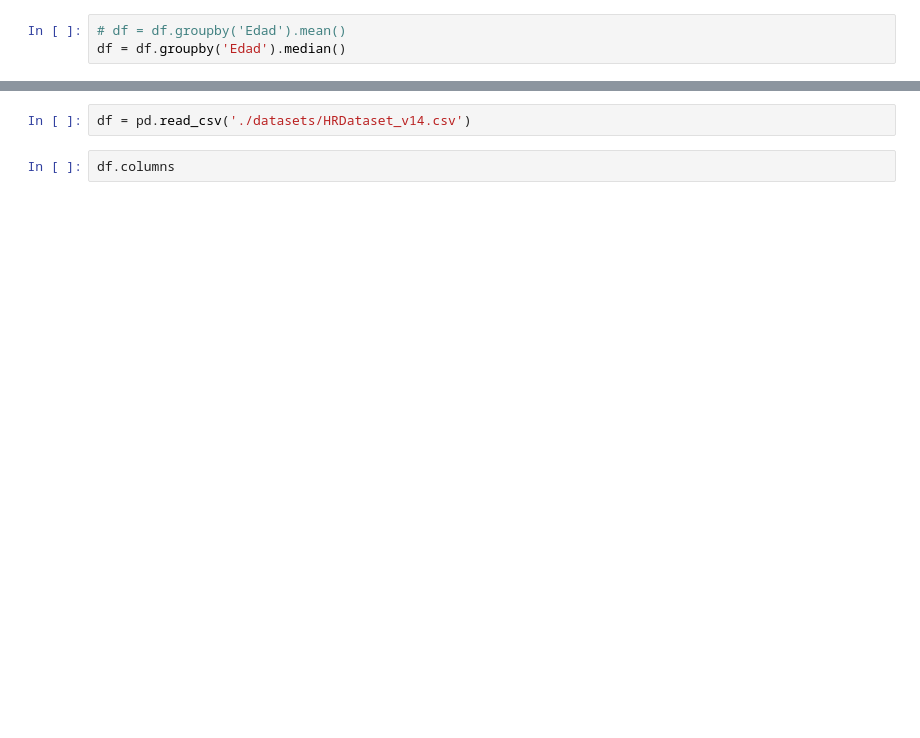
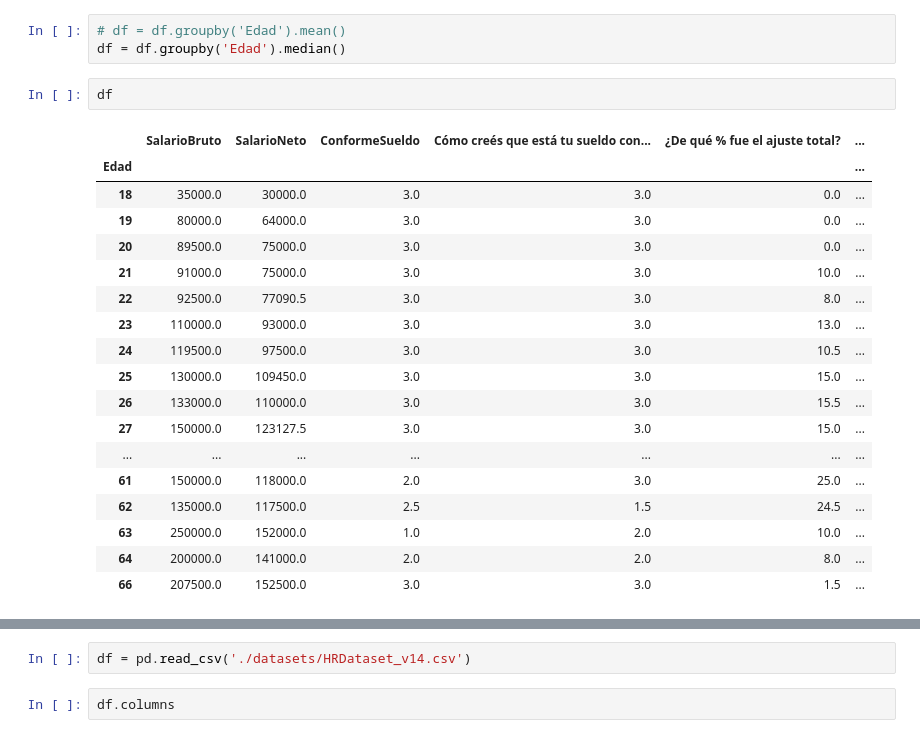
Before and after one commit to anthonypernia/EjerciciosDeTutoriasRealizadas, a Jupyter notebook: visualizaciones/after_class_visualizaciones.ipynb, the cells around one changed output, grey strips where cells are left out. Cells and saved outputs as stored; diff of their text form; blank space fills up the shorter version.

```diff
--- a/visualizaciones/after_class_visualizaciones.ipynb
+++ b/visualizaciones/after_class_visualizaciones.ipynb
@@ -180,6 +667,27 @@ ax.set_ylabel('Edad')
 # %%
 # df = df.groupby('Edad').mean()
 df = df.groupby('Edad').median()
+# %%
+df
+# %% [output]
+|  | SalarioBruto | SalarioNeto | ConformeSueldo | Cómo creés que está tu sueldo con... | ¿De qué % fue el ajuste total? | ... |
+| Edad |  |  |  |  |  | ... |
+| 18 | 35000.0 | 30000.0 | 3.0 | 3.0 | 0.0 | ... |
+| 19 | 80000.0 | 64000.0 | 3.0 | 3.0 | 0.0 | ... |
+| 20 | 89500.0 | 75000.0 | 3.0 | 3.0 | 0.0 | ... |
+| 21 | 91000.0 | 75000.0 | 3.0 | 3.0 | 10.0 | ... |
+| 22 | 92500.0 | 77090.5 | 3.0 | 3.0 | 8.0 | ... |
+| 23 | 110000.0 | 93000.0 | 3.0 | 3.0 | 13.0 | ... |
+| 24 | 119500.0 | 97500.0 | 3.0 | 3.0 | 10.5 | ... |
+| 25 | 130000.0 | 109450.0 | 3.0 | 3.0 | 15.0 | ... |
+| 26 | 133000.0 | 110000.0 | 3.0 | 3.0 | 15.5 | ... |
+| 27 | 150000.0 | 123127.5 | 3.0 | 3.0 | 15.0 | ... |
+| ... | ... | ... | ... | ... | ... | ... |
+| 61 | 150000.0 | 118000.0 | 2.0 | 3.0 | 25.0 | ... |
+| 62 | 135000.0 | 117500.0 | 2.5 | 1.5 | 24.5 | ... |
+| 63 | 250000.0 | 152000.0 | 1.0 | 2.0 | 10.0 | ... |
+| 64 | 200000.0 | 141000.0 | 2.0 | 2.0 | 8.0 | ... |
+| 66 | 207500.0 | 152500.0 | 3.0 | 3.0 | 1.5 | ... |
 # %%
 fig, ax = plt.subplots(figsize=(20,10))
 ax.plot(df.index, df['SalarioBruto'])
```
Also changed, not shown: parts of 50 cells of this notebook.
